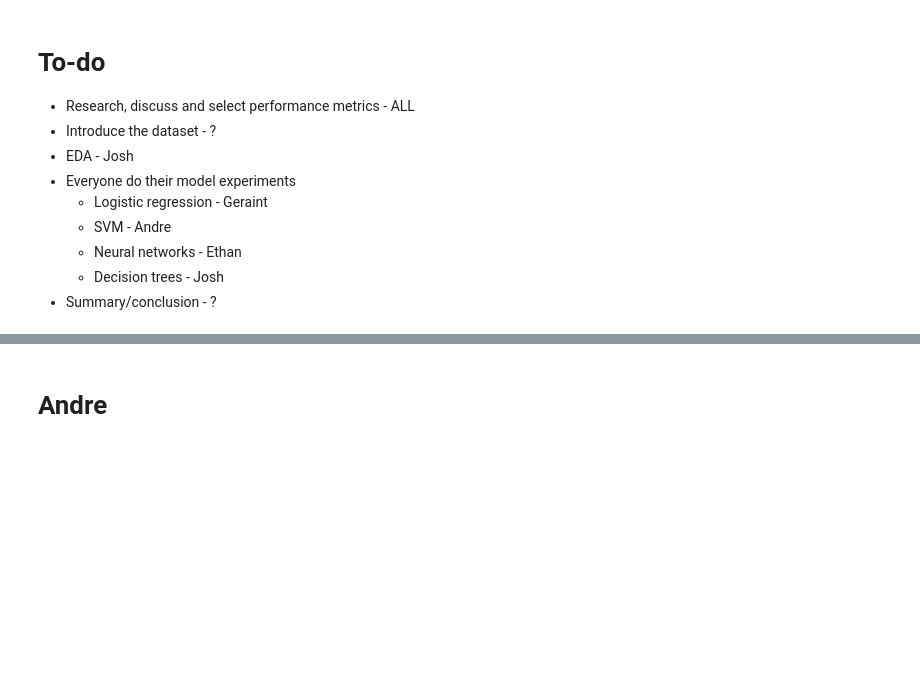
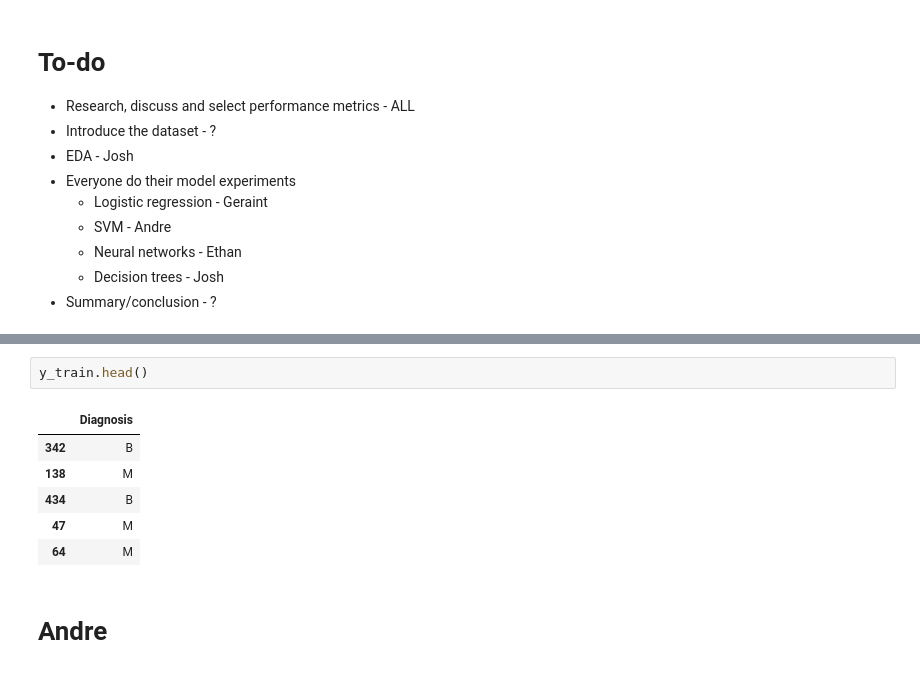
Before and after one commit to a-matson/DST_ASS1, a Jupyter notebook: report.ipynb, the cells around one changed output, grey strips where cells are left out. Drawn from its saved outputs; the diff is of its cells as text; blank space fills up the shorter version.

```diff
--- a/report.ipynb
+++ b/report.ipynb
@@ -21,2 +124,11 @@
+# %%
+y_train.head()
+# %% [output]
+|  | Diagnosis |
+| 342 | B |
+| 138 | M |
+| 434 | B |
+| 47 | M |
+| 64 | M |
 # %% [markdown]
 # Andre
```
Also changed, not shown: parts of 11 cells of this notebook.
